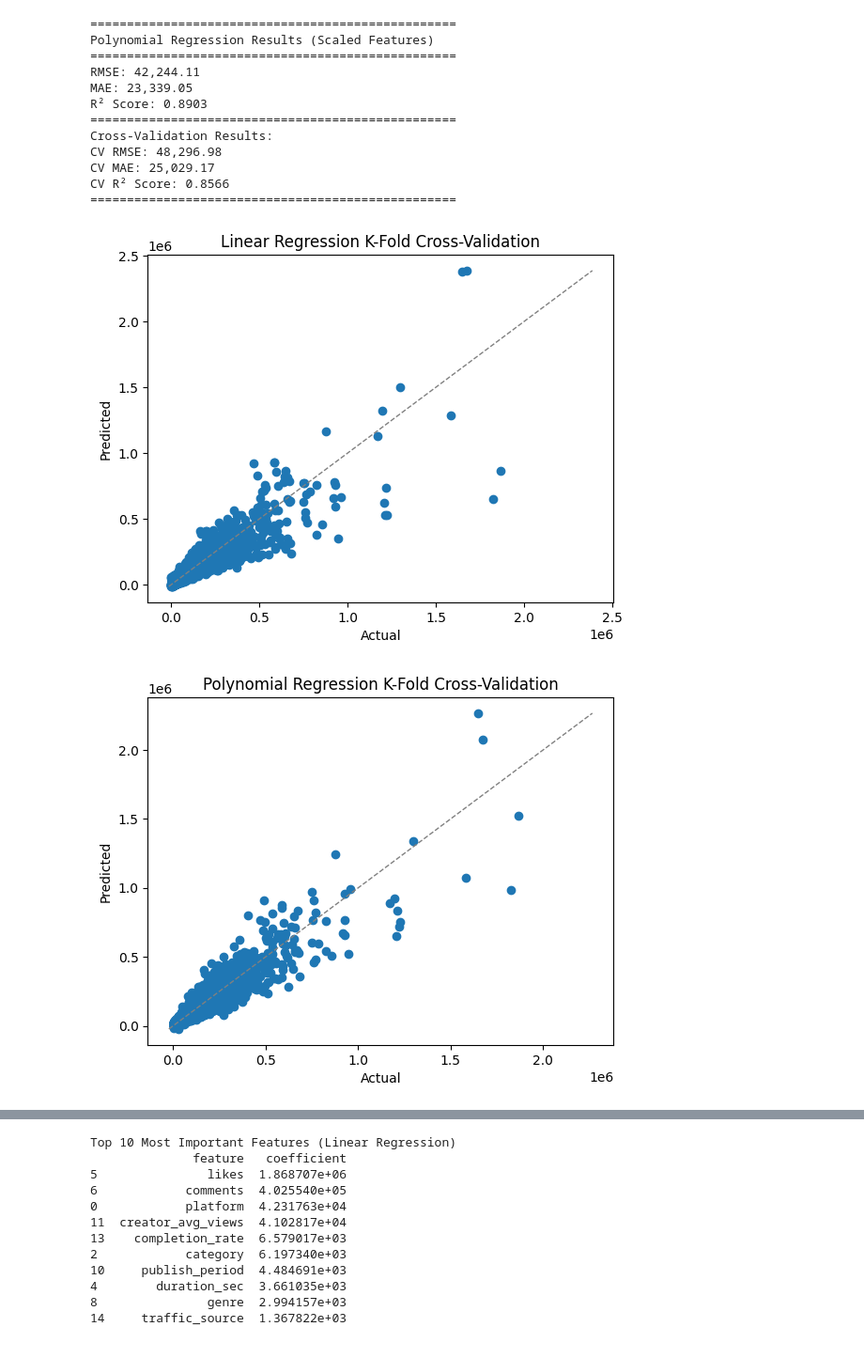
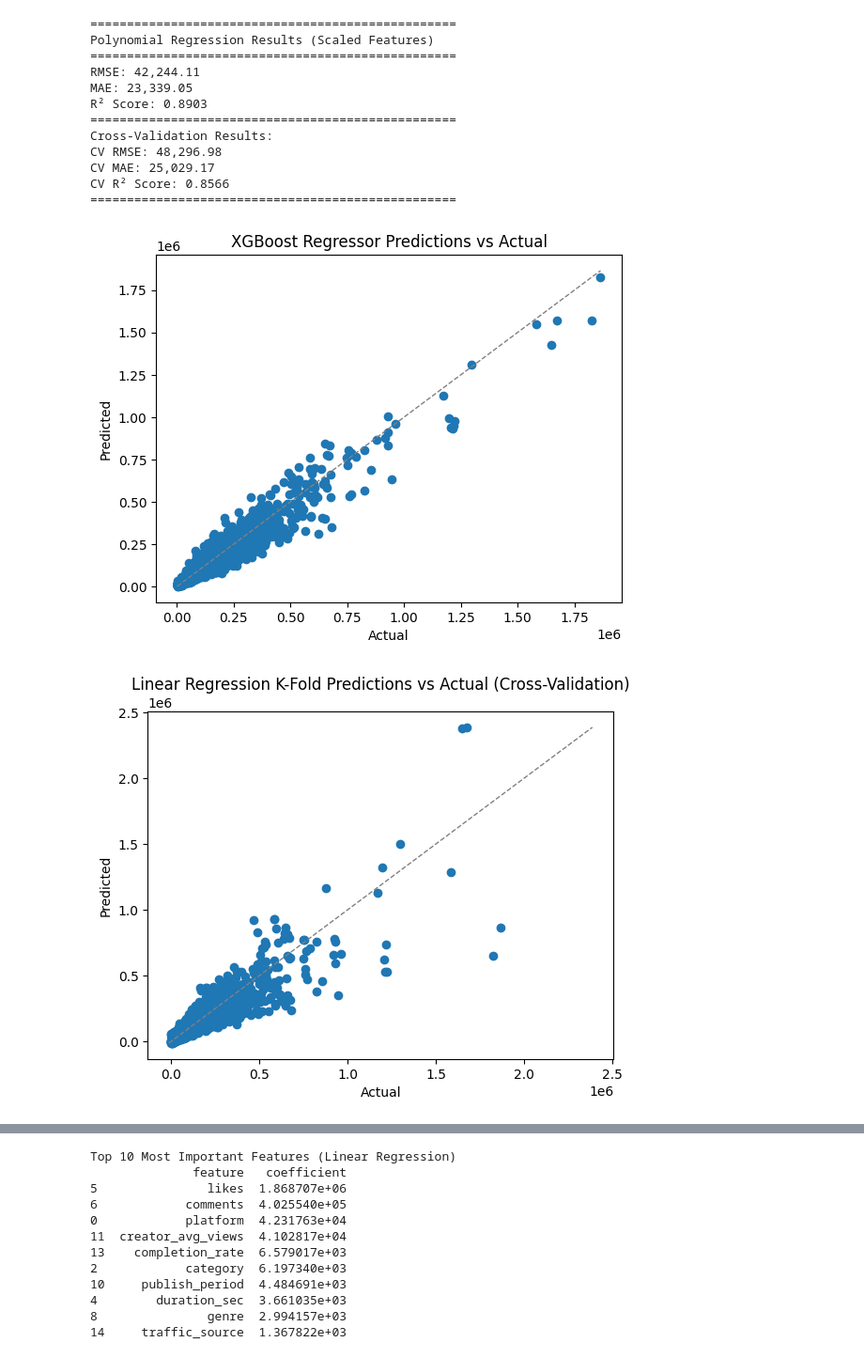
Before and after one commit to TimurGar/Final-Project-ML, a Jupyter notebook: main.ipynb, the cells around one changed output, grey strips where cells are left out. Shown at 94% size. Cells and saved outputs as stored; diff of their text form; code cells hidden in the pictures.

```diff
--- a/main.ipynb
+++ b/main.ipynb
@@ -337,36 +337,49 @@ CV R² Score: 0.8566
 ==================================================
 # %%
 # Visualizing Models
+
+# XGBoost Predictions vs Actual
+plt.scatter(y_encoded, y_pred)
+plt.title(f'XGBoost Regressor Predictions vs Actual')
+plt.xlabel('Actual')
+plt.ylabel('Predicted')
+lims = [
+    np.min([y_encoded.min(), y_pred.min()]),
+    np.max([y_encoded.max(), y_pred.max()])
+]
+# Add diagonal line
+plt.plot(lims, lims, 'k--', color='grey', linewidth=1)
+plt.show()
 
 # Linear Regression Predictions vs Actual
 # K-fold cross-validation visualization
 plt.scatter(y_encoded, y_pred_lr_cv)
-plt.title(f'Linear Regression K-Fold Cross-Validation')
+plt.title(f'Linear Regression K-Fold Predictions vs Actual (Cross-Validation)')
 plt.xlabel('Actual')
 plt.ylabel('Predicted')
 
 lims = [
     np.min([y_encoded.min(), y_pred_lr_cv.min()]),
     np.max([y_encoded.max(), y_pred_lr_cv.max()])
 ]
 
 # Add diagonal line
 plt.plot(lims, lims, 'k--', color='grey', linewidth=1)
 
 plt.show()
 
 # Polynomial Regression Predictions vs Actual
 plt.scatter(y_encoded, y_pred_p_cv)
-plt.title(f'Polynomial Regression K-Fold Cross-Validation')
+plt.title(f'Polynomial Regression K-Fold Predictions vs Actual (Cross-Validation)')
 plt.xlabel('Actual')
 plt.ylabel('Predicted')
 lims = [
     np.min([y_encoded.min(), y_pred_p_cv.min()]),
     np.max([y_encoded.max(), y_pred_p_cv.max()])
 ]
 # Add diagonal line
 plt.plot(lims, lims, 'k--', color='grey', linewidth=1)
 plt.show()
 # %% [output]
-[figure, old version]
+[figure, new version]
-[figure, old version]
+[figure, new version]
```
Also changed, not shown: parts of 2 cells of this notebook.
